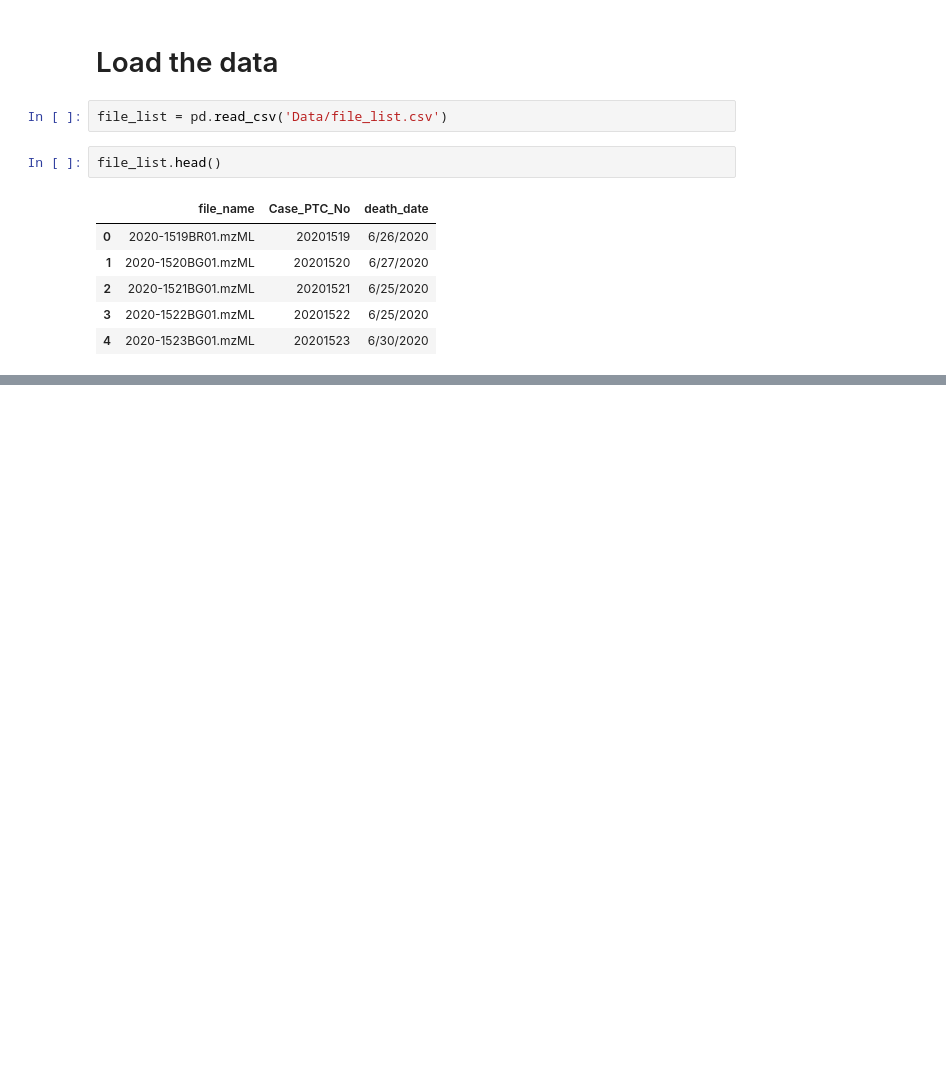
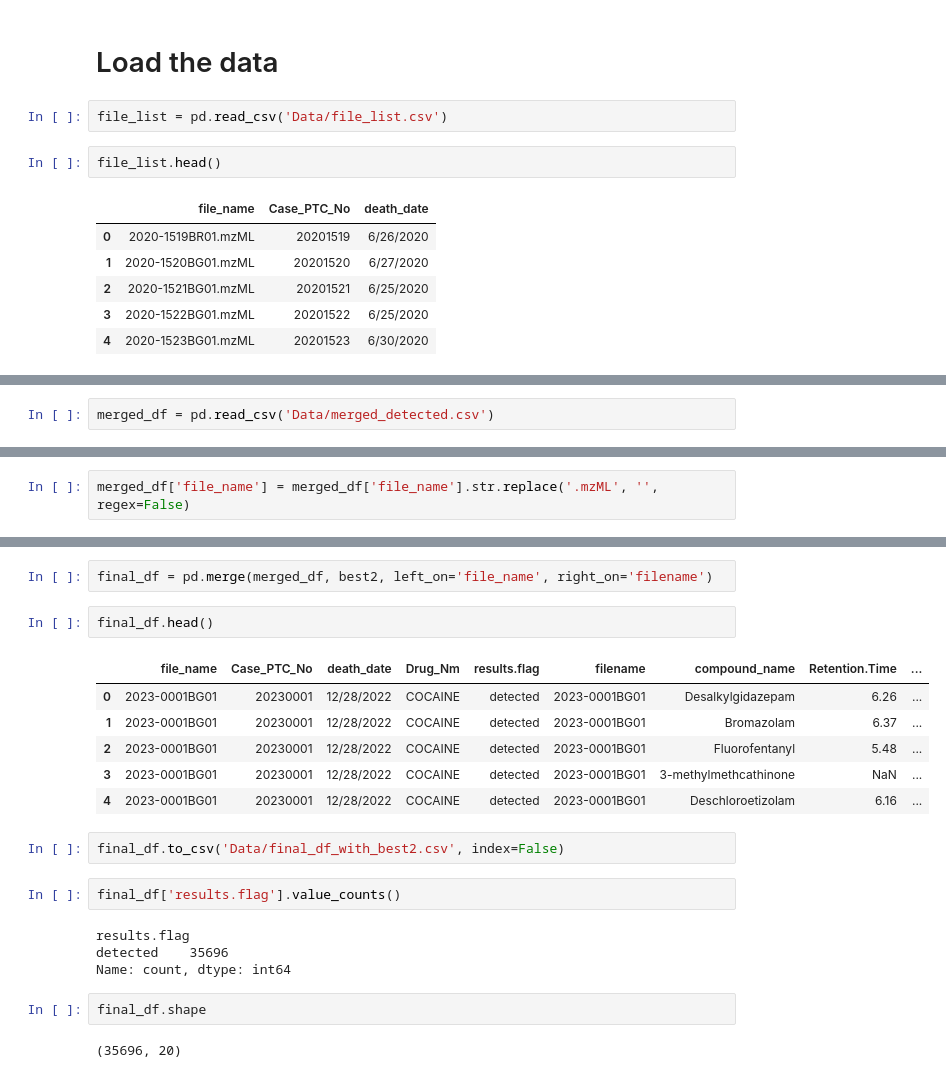
Before and after one commit to BCCDC-DSI/RADD, a Jupyter notebook: workflows/part4/linkage.ipynb, the cells around one changed output, grey strips where cells are left out. Cells and saved outputs as stored; diff of their text form; blank space fills up the shorter version.

```diff
--- a/workflows/part4/linkage.ipynb
+++ b/workflows/part4/linkage.ipynb
@@ -16,0 +224,2 @@ file_list.head()
+# %%
+merged_df = pd.read_csv('Data/merged_detected.csv')
@@ -16,0 +235,2 @@ file_list.head()
+# %%
+merged_df['file_name'] = merged_df['file_name'].str.replace('.mzML', '', regex=False)
@@ -16,0 +246,23 @@ file_list.head()
+# %%
+final_df = pd.merge(merged_df, best2, left_on='file_name', right_on='filename')
+# %%
+final_df.head()
+# %% [output]
+|  | file_name | Case_PTC_No | death_date | Drug_Nm | results.flag | filename | compound_name | Retention.Time | ... |
+| 0 | 2023-0001BG01 | 20230001 | 12/28/2022 | COCAINE | detected | 2023-0001BG01 | Desalkylgidazepam | 6.26 | ... |
+| 1 | 2023-0001BG01 | 20230001 | 12/28/2022 | COCAINE | detected | 2023-0001BG01 | Bromazolam | 6.37 | ... |
+| 2 | 2023-0001BG01 | 20230001 | 12/28/2022 | COCAINE | detected | 2023-0001BG01 | Fluorofentanyl | 5.48 | ... |
+| 3 | 2023-0001BG01 | 20230001 | 12/28/2022 | COCAINE | detected | 2023-0001BG01 | 3-methylmethcathinone | NaN | ... |
+| 4 | 2023-0001BG01 | 20230001 | 12/28/2022 | COCAINE | detected | 2023-0001BG01 | Deschloroetizolam | 6.16 | ... |
+# %%
+final_df.to_csv('Data/final_df_with_best2.csv', index=False)
+# %%
+final_df['results.flag'].value_counts()
+# %% [output]
+results.flag
+detected    35696
+Name: count, dtype: int64
+# %%
+final_df.shape
+# %% [output]
+(35696, 20)
```
Also changed, not shown: parts of 22 cells of this notebook, 8 other files.
